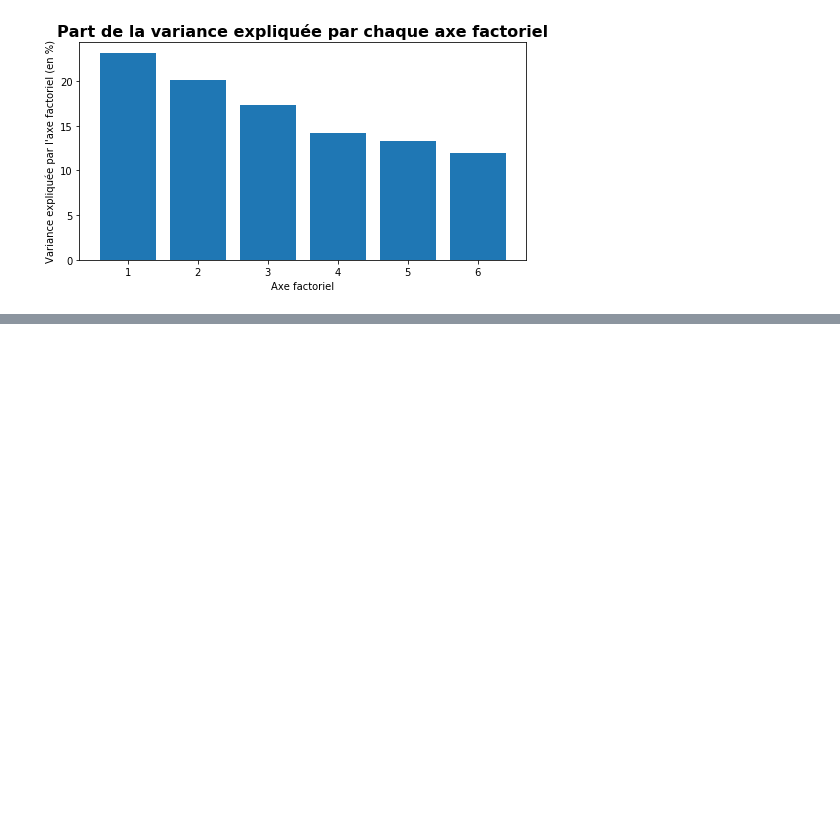
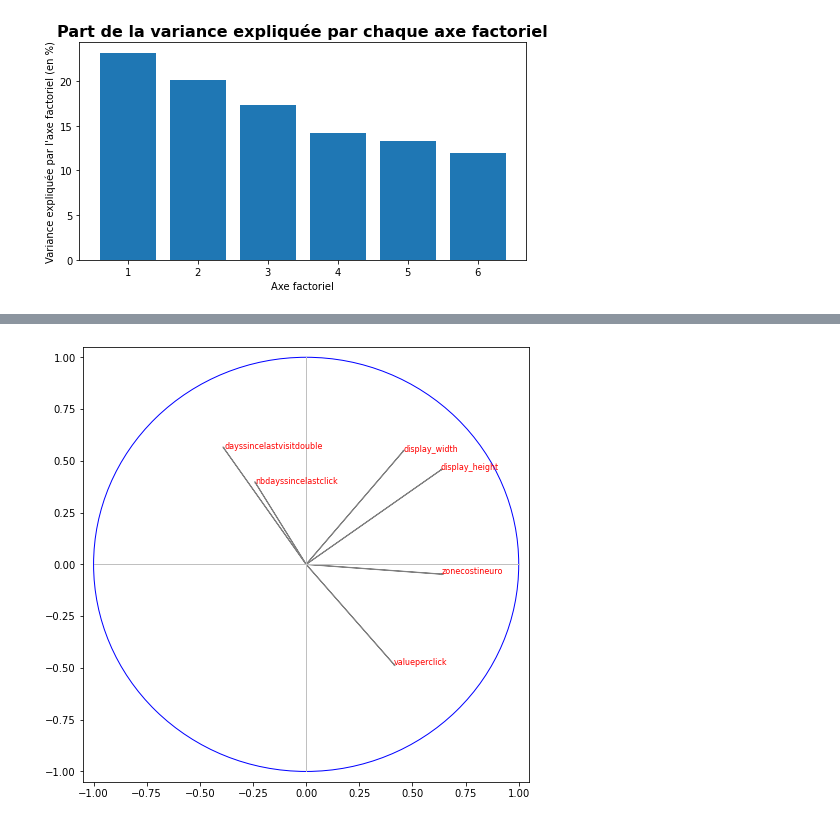
Before and after one commit to baptiste-pasquier/statapp, a Jupyter notebook: acp.ipynb, the cells around one changed output, grey strips where cells are left out. Drawn from its saved outputs; the diff is of its cells as text; code cells hidden in the pictures; blank space fills up the shorter version.

Commit message:
projection et cercle des corrélations

```diff
--- a/acp.ipynb
+++ b/acp.ipynb
@@ -107 +80,12 @@ axes.scatter(coord[:,0], coord[:,1])
 plt.show()
+# %%
+n = len(df_acp)
+p = len(df_acp.columns)
+
+eigval = (n-1)/n*acp.explained_variance_
+sqrt_eigval = np.sqrt(eigval)
+corvar = np.zeros((p,p))
+for k in range(p):
+    corvar[:,k] = acp.components_[k,:] * sqrt_eigval[k]
+
+print(pd.DataFrame({'Variable':df_acp.columns,'Cor_axe_1':corvar[:,0],'Cor_axe_2':corvar[:,1]}))
@@ -107,0 +100,18 @@ plt.show()
+# %%
+fig, axes = plt.subplots(figsize=(8,8))
+axes.set_xlim(-1.05,1.05)
+axes.set_ylim(-1.05,1.05)
+
+for j in range(p):
+    axes.arrow(0, 0, corvar[j,0], corvar[j,1], head_width=0.005, head_length=0.01, fc='grey', ec='grey')
+    plt.annotate(df_acp.columns[j], (corvar[j,0],corvar[j,1]), size=8, color='r')
+
+plt.plot([-1,1],[0,0],color='silver',linestyle='-',linewidth=1)
+plt.plot([0,0],[-1,1],color='silver',linestyle='-',linewidth=1)
+
+cercle = plt.Circle((0,0), 1, color='blue', fill=False)
+axes.add_artist(cercle)
+
+plt.show()
+# %% [output]
+[figure, added]
```
Also changed, not shown: parts of 4 cells of this notebook.
